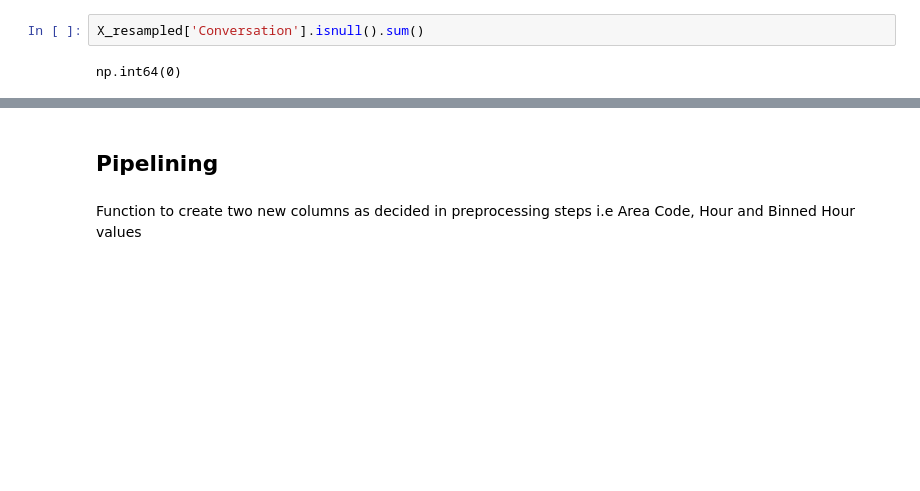
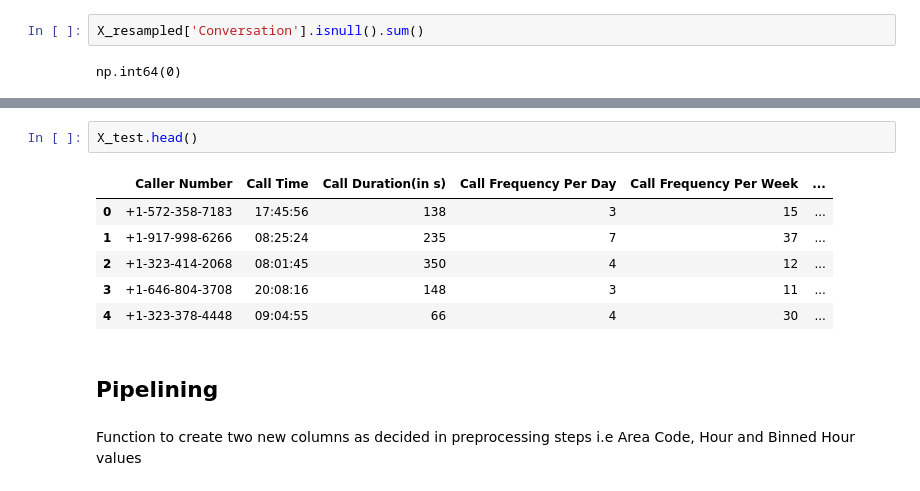
Before and after one commit to achal3014/Spam-Fraud-Call-Location-Detection, a Jupyter notebook: d_model_and_pipeline.ipynb, the cells around one changed output, grey strips where cells are left out. Drawn from its saved outputs; the diff is of its cells as text; blank space fills up the shorter version.

```diff
--- a/d_model_and_pipeline.ipynb
+++ b/d_model_and_pipeline.ipynb
@@ -165,3 +177,12 @@ np.int64(0)
+# %%
+X_test.head()
+# %% [output]
+|  | Caller Number | Call Time | Call Duration(in s) | Call Frequency Per Day | Call Frequency Per Week | ... |
+| 0 | +1-572-358-7183 | 17:45:56 | 138 | 3 | 15 | ... |
+| 1 | +1-917-998-6266 | 08:25:24 | 235 | 7 | 37 | ... |
+| 2 | +1-323-414-2068 | 08:01:45 | 350 | 4 | 12 | ... |
+| 3 | +1-646-804-3708 | 20:08:16 | 148 | 3 | 11 | ... |
+| 4 | +1-323-378-4448 | 09:04:55 | 66 | 4 | 30 | ... |
 # %% [markdown]
 ## Pipelining
 # %% [markdown]
```
Also changed, not shown: parts of 40 cells of this notebook, 1 other file.
